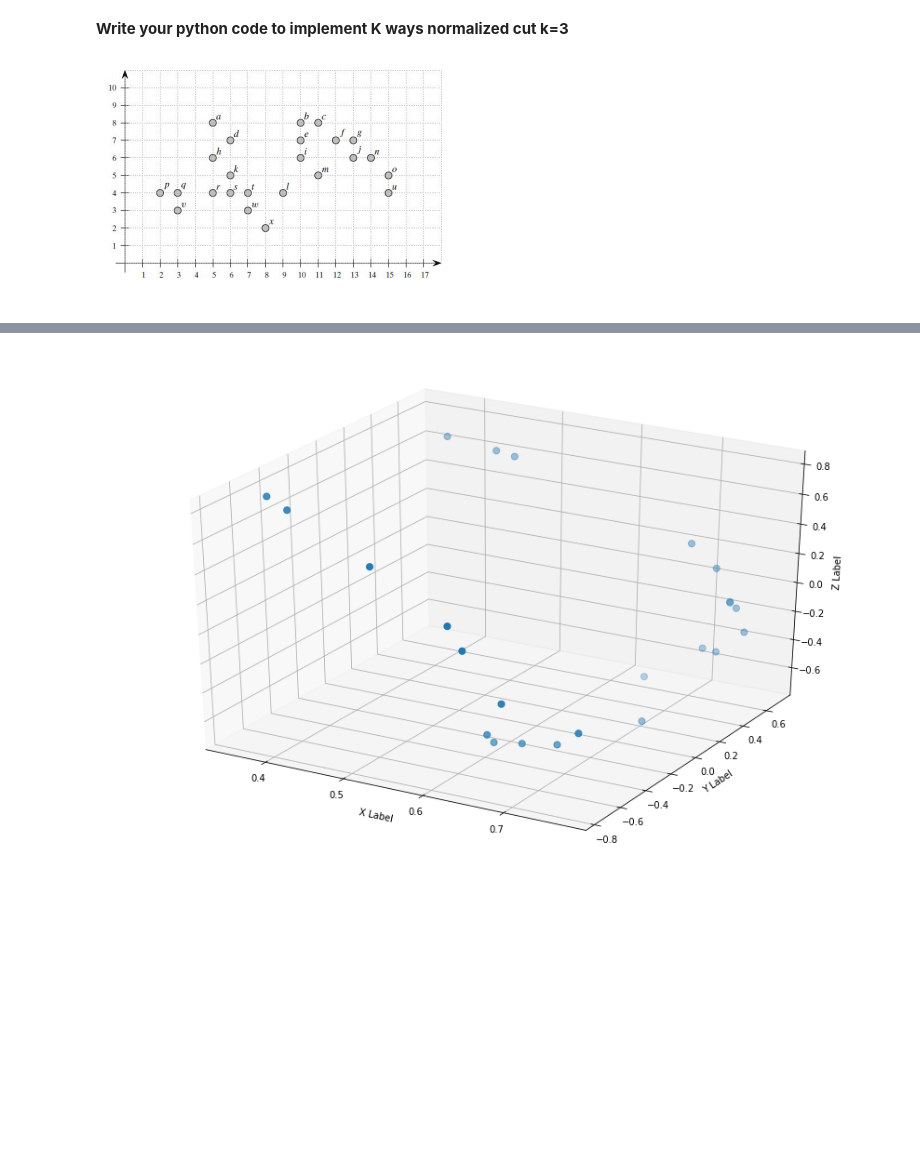
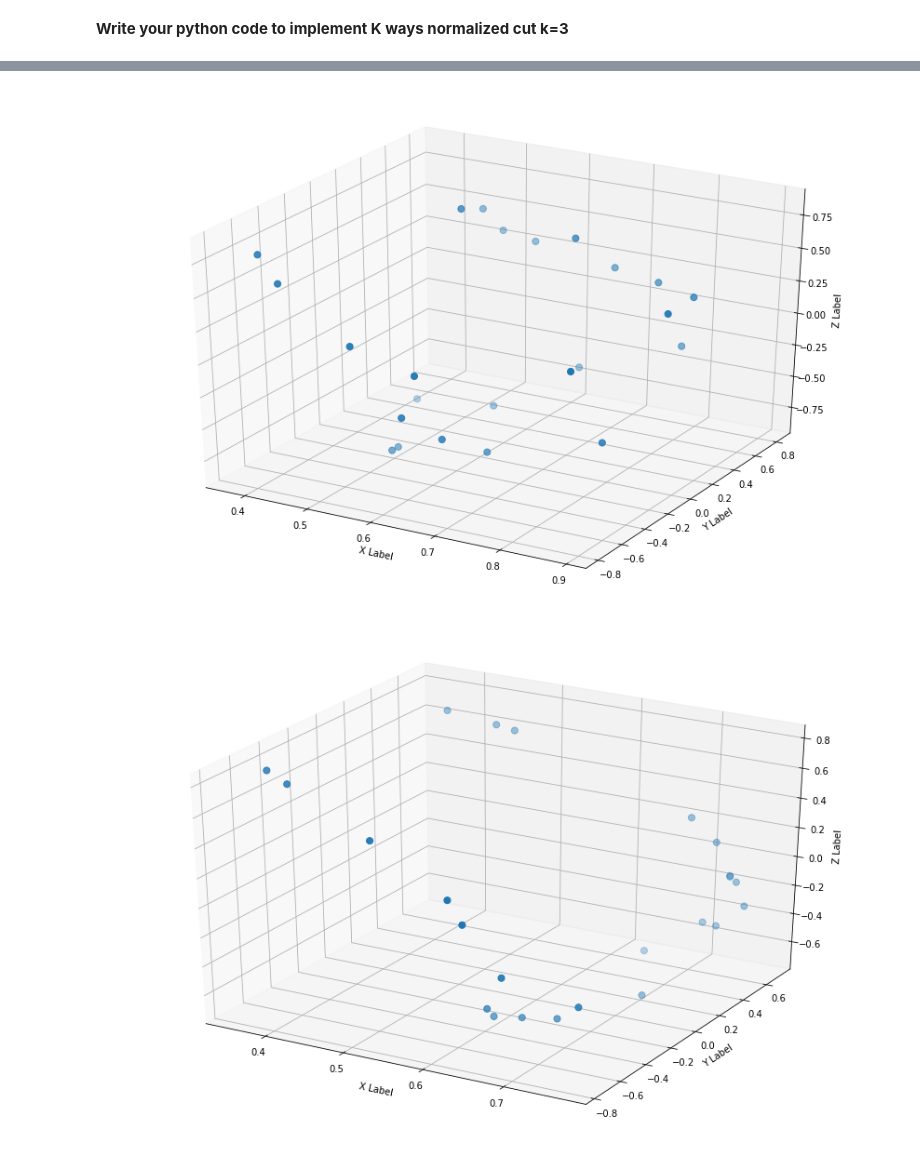
Before and after one commit to Elzawawy/PatternRecoginition-WeeklyAssignments, a Jupyter notebook: Sheet 3_Clustering.ipynb, the cells around one changed output, grey strips where cells are left out. Cells and saved outputs as stored; diff of their text form; code cells hidden in the pictures; blank space fills up the shorter version.

```diff
--- a/Sheet 3_Clustering.ipynb
+++ b/Sheet 3_Clustering.ipynb
@@ -210,20 +223,21 @@ Advantage of Normalized Cut is being an unbiased measure, the Ncut value with re
 # %% [markdown]
 **Write your python code to implement K ways normalized cut k=3**
 # %%
-def SpectralClustering(data, num_clusters=2, affinity='rbf', gamma=1.0, num_neighbors=3):
+def SpectralClustering(data, num_clusters=2, affinity='rbf', gamma=1.0, num_neighbors=1):
     if(affinity == 'rbf'):
         sim_matrix = rbf(data,data,gamma)
-    #else if(affinity == 'knn'):
+    elif(affinity == 'knn'):
+        nearest_neigbhor = nn(n_neighbors=num_neighbors)
+        nearest_neigbhor.fit(data)
+        sim_matrix = nearest_neigbhor.kneighbors_graph(data, mode='connectivity').toarray()
+
     deg_matrix = np.diag(np.sum(sim_matrix, axis=1))
     laplace_matrix = deg_matrix - sim_matrix
-    asym_laplace_matrix = np.linalg.inv(deg_matrix) @ laplace_matrix
+    asym_laplace_matrix = np.dot(np.linalg.inv(deg_matrix),laplace_matrix)
     eig_values,eig_vectors = np.linalg.eig(asym_laplace_matrix)
-    idx = eig_values.argsort()[:num_clusters]
-    eig_vectors = eig_vectors[:,idx]
-    normalized_eig_vectors = np.zeros(eig_vectors.shape)
-    for i in range(eig_vectors.shape[0]):
-        normalized_eig_vectors[i] = eig_vectors[i]/ np.linalg.norm(eig_vectors[i], axis=0)
-    return normalized_eig_vectors,eig_values
+    idx = np.real(eig_values).argsort()[:num_clusters]
+    eig_vectors = np.real(eig_vectors[:,idx])
+    rows_norm = np.linalg.norm(eig_vectors, axis=1)
+    normalized_eig_vectors = (eig_vectors.T / rows_norm).T
+    return normalized_eig_vectors,np.real(eig_values)
-# %% [markdown]
-![Screenshot%202019-03-09%2019:26:49.png](attachment:Screenshot%202019-03-09%2019:26:49.png)
 # %%
@@ -230,13 +245,17 @@ def SpectralClustering(data, num_clusters=2, affinity='rbf', gamma=1.0, num_neig
 clustering_dataSet = np.array([[2,4],[3,3],[3,4],[5,4],[5,6],[5,8],[6,4],[6,5],[6,7],[7,3],[7,4],[8,2],[9,4],[10,6],[10,7],[10,8],[11,5],[11,8],[12,7],[13,6],[13,7],[14,6],[15,4],[15,5]])
 # %%
-y_matrix,values = SpectralClustering(clustering_dataSet, num_clusters=3, affinity='rbf', gamma=0.1)
-fig = plt.figure();
-plt.gcf().set_size_inches(15,10);
-ax = fig.add_subplot(111, projection='3d');
-ax.scatter(y_matrix[:,0],y_matrix[:,1],y_matrix[:,2], s=50);
-ax.set_xlabel('X Label');
-ax.set_ylabel('Y Label');
-ax.set_zlabel('Z Label');
-values = values[values.argsort()[:3]]
-print(y_matrix,values)
+Ymatrices = []
+for gammaVal in [0.01,0.1,1.0,10.0]:
+    y_matrix,values = SpectralClustering(clustering_dataSet, num_clusters=3, affinity='rbf', gamma=gammaVal)
+    Ymatrices.append(y_matrix)
+    fig = plt.figure();
+    plt.gcf().set_size_inches(15,10);
+    ax = fig.add_subplot(111, projection='3d');
+    ax.scatter(y_matrix[:,0],y_matrix[:,1],y_matrix[:,2], s=50);
+    ax.set_xlabel('X Label');
+    ax.set_ylabel('Y Label');
+    ax.set_zlabel('Z Label');
+    values = values[values.argsort()[:3]]
+    print("\nFor Gamma = ", gammaVal)
+    print("\nEigen Vectors = \n",y_matrix,"\nEigen Values = \n",values)
 # %% [output]
@@ -260 +279,2 @@ print(y_matrix,values)
-[figure, old version]
+[figure, new version]
+[figure, added]
```
Also changed, not shown: parts of 20 cells of this notebook, 2 other files.
